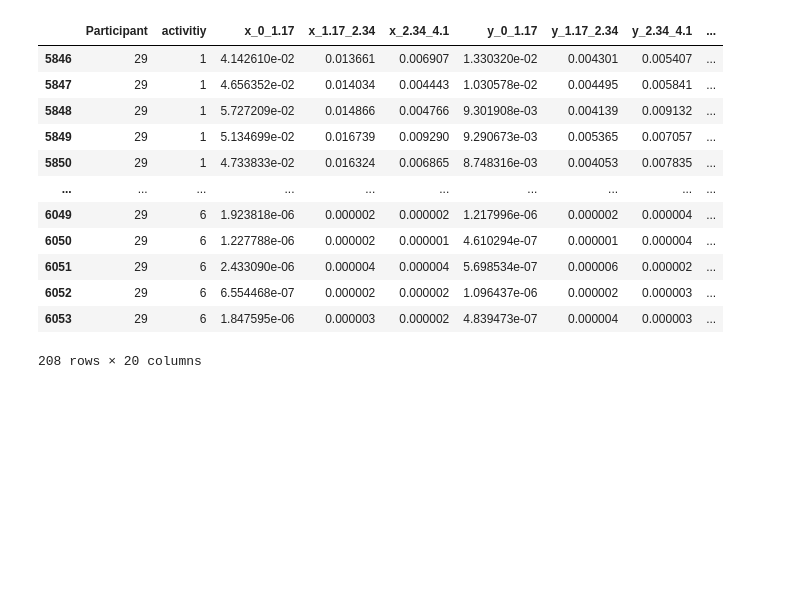
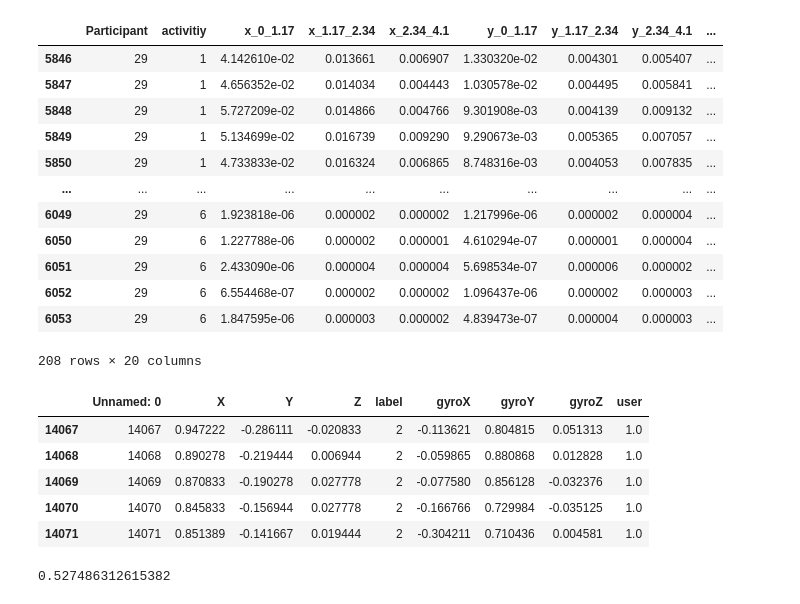
Before and after one commit to Devinml/Human-activity-recognition-using-smartphone-data, a Jupyter notebook: notebooks/EDA_RAW_DATA.ipynb, the cells around one changed output. Saved outputs shown, nothing was run; the diff lists cells and outputs as text; code cells hidden in the pictures; blank space fills up the shorter version.

```diff
--- a/notebooks/EDA_RAW_DATA.ipynb
+++ b/notebooks/EDA_RAW_DATA.ipynb
@@ -448,3 +448,16 @@ test[test["Participant"] ==29]
 | 6052 | 29 | 6 | 6.554468e-07 | 0.000002 | 0.000002 | 1.096437e-06 | 0.000002 | 0.000003 | ... |
 | 6053 | 29 | 6 | 1.847595e-06 | 0.000003 | 0.000002 | 4.839473e-07 | 0.000004 | 0.000003 | ... |
 208 rows × 20 columns
+# %%
+df_up.head()
+# %% [output]
+|  | Unnamed: 0 | X | Y | Z | label | gyroX | gyroY | gyroZ | user |
+| 14067 | 14067 | 0.947222 | -0.286111 | -0.020833 | 2 | -0.113621 | 0.804815 | 0.051313 | 1.0 |
+| 14068 | 14068 | 0.890278 | -0.219444 | 0.006944 | 2 | -0.059865 | 0.880868 | 0.012828 | 1.0 |
+| 14069 | 14069 | 0.870833 | -0.190278 | 0.027778 | 2 | -0.077580 | 0.856128 | -0.032376 | 1.0 |
+| 14070 | 14070 | 0.845833 | -0.156944 | 0.027778 | 2 | -0.166766 | 0.729984 | -0.035125 | 1.0 |
+| 14071 | 14071 | 0.851389 | -0.141667 | 0.019444 | 2 | -0.304211 | 0.710436 | 0.004581 | 1.0 |
+# %%
+df_up['gyroX'].std()
+# %% [output]
+0.527486312615382
```
Also changed, not shown: 4 other files.
